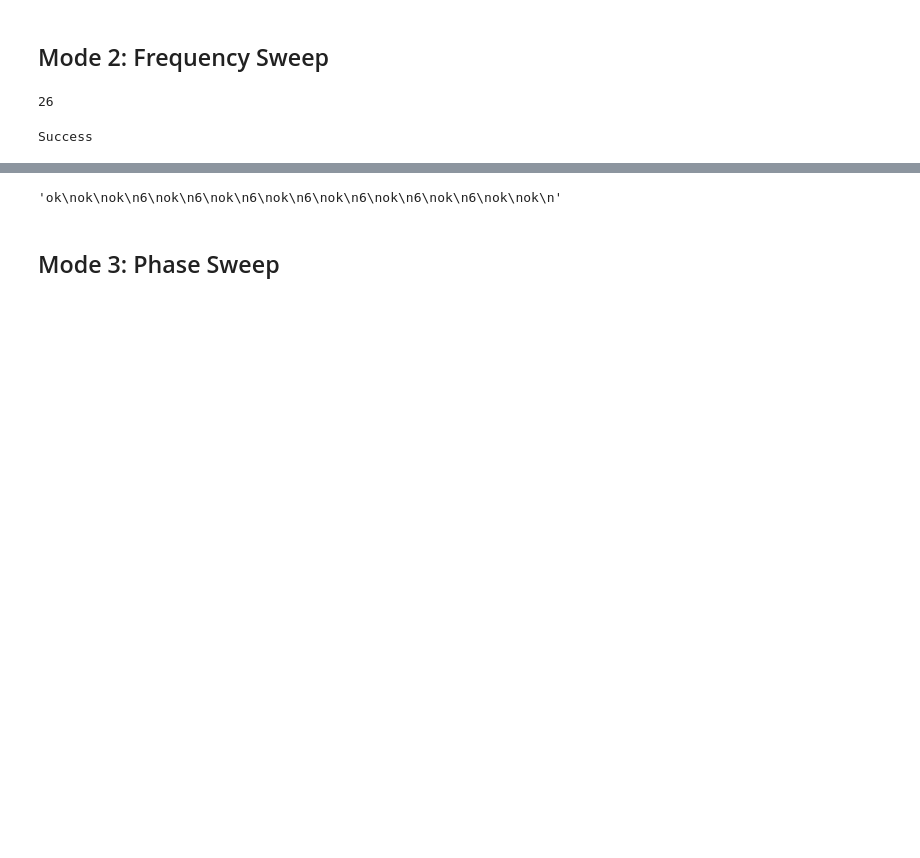
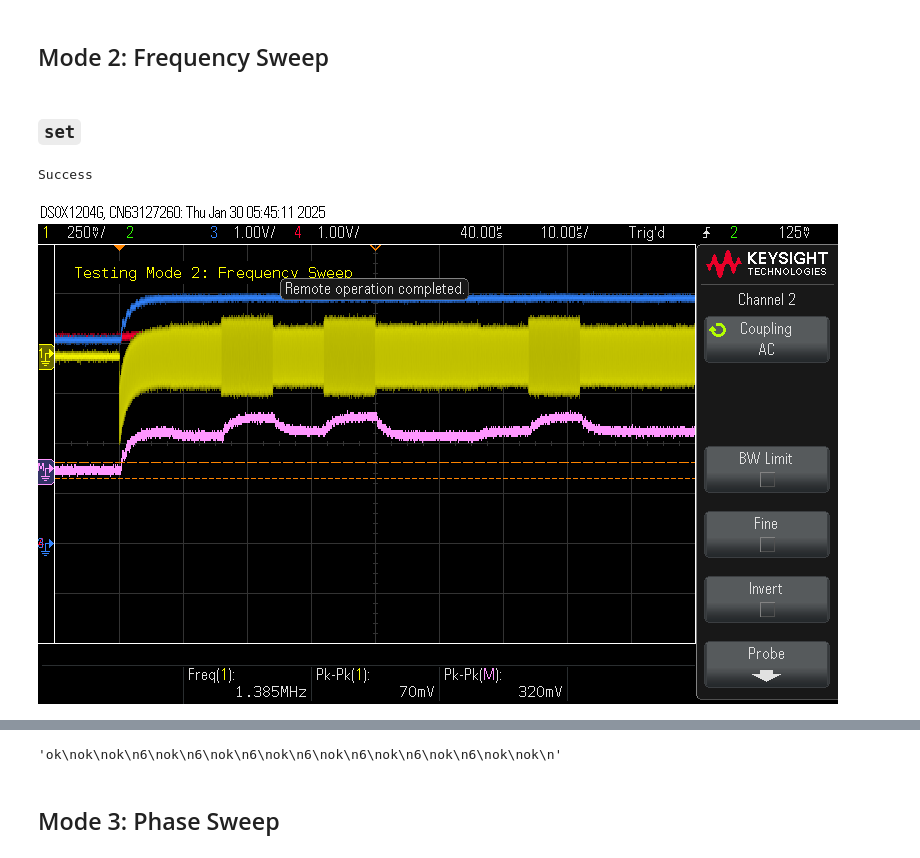
Before and after one commit to QTC-UMD/dds-sweeper, a Jupyter notebook: testing/tests.ipynb, the cells around one changed output, grey strips where cells are left out. Drawn from its saved outputs; the diff is of its cells as text; code cells hidden in the pictures; blank space fills up the shorter version.

```diff
--- a/testing/tests.ipynb
+++ b/testing/tests.ipynb
@@ -519,14 +697,16 @@ $D_0$ is the external trigger line into the pico.
 The yellow trace is any of the 4 channel outputs from the AD9959
 # %% [markdown]
 ## Mode 2: Frequency Sweep
-# %%
-my_instrument.write(':DISPlay:ANNotation:TEXT "Testing Mode 2: Frequency Sweep"')
-send('reset')
-my_instrument.write(':TIMebase:DELay 40.0E-06')
-my_instrument.write(':TIMebase:SCALe 10.0E-06')
-# %% [output]
-26
+# %% [markdown]
+### `set`
 # %%
+my_instrument.write(':DISPlay:ANNotation:TEXT "Testing Mode 2: Frequency Sweep"')
+my_instrument.write(':TIMebase:DELay 40.0E-06')
+my_instrument.write(':TIMebase:SCALe 10.0E-06')
+send('reset')
+
+filename = 'mode2-freqsweep-test.png'
+
 # f112 = 112e6
 # f115 = 115e6
 # f118 = 118e6
@@ -536,32 +716,36 @@ f2 = 90e6
 f3 = 130e6
 
 d = 2000
 t = 3000
 
 send(
 f"""abort
 mode 2 1
 setchannels 1
 set 0 0 {f1} {f3} {d * 1} 1 {t * 1}
 set 0 1 {f3} {f2} {d / 4} 1 {t * 2}
 set 0 2 {f2} {f1} {d * 1} 1 {t / 2}
 set 0 3 {f1} {f1} {d * 0} 1 {t * 1}
 set 0 4 {f2} {f2} {d * 0} 1 {t * 1}
 set 0 5 {f3} {f3} {d * 0} 1 {t * 1}
 set 0 6 {f3} {f1} {d * 0} 1 {t * 1}
 set 0 7 {f1} {f2} {d / 4} 1 {t * 2}
 set 0 8 {f2} {f3} {d * 0} 1 {t * 10}
 set 0 9 {f1} {f1} {d * 0} 1 1
 set 4 10
 start
 """
 )
 
 assert send('numtriggers') == '10\n'
 print('Success')
 
 if SAVE_IMAGES == True:
-    my_instrument.save_screenshot('mode2-freqsweep-test.png')
+    my_instrument.save_screenshot(filename)
+
+if SHOW_IMAGES == True:
+    display(Image(filename))
 # %% [output]
 Success
+[figure, added]
 # %% [markdown]
```
Also changed, not shown: parts of 49 cells of this notebook.
